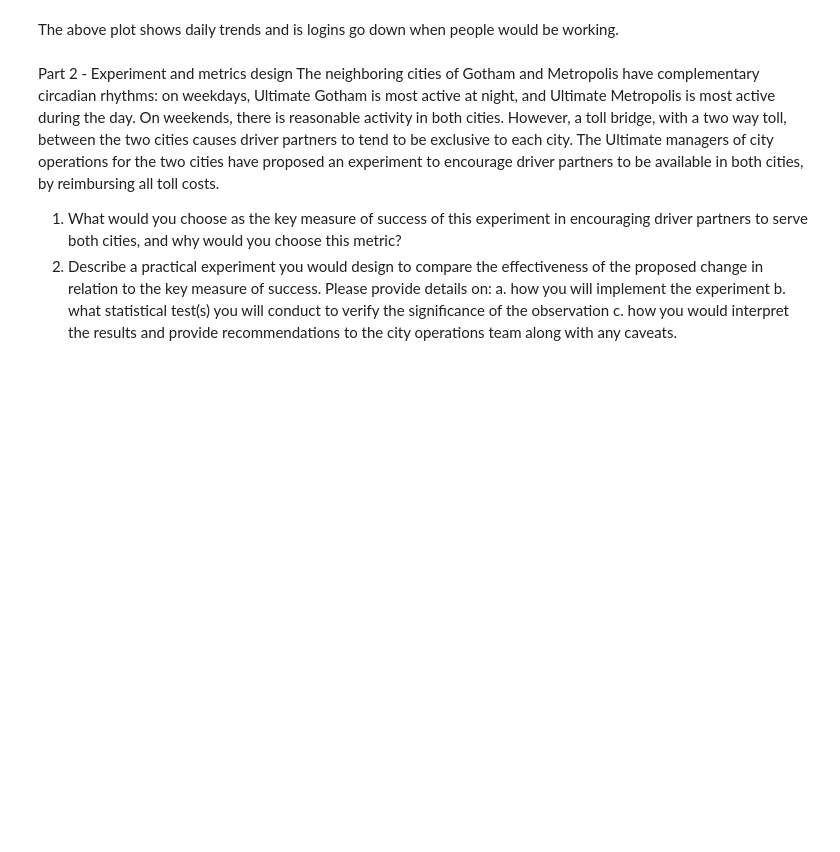
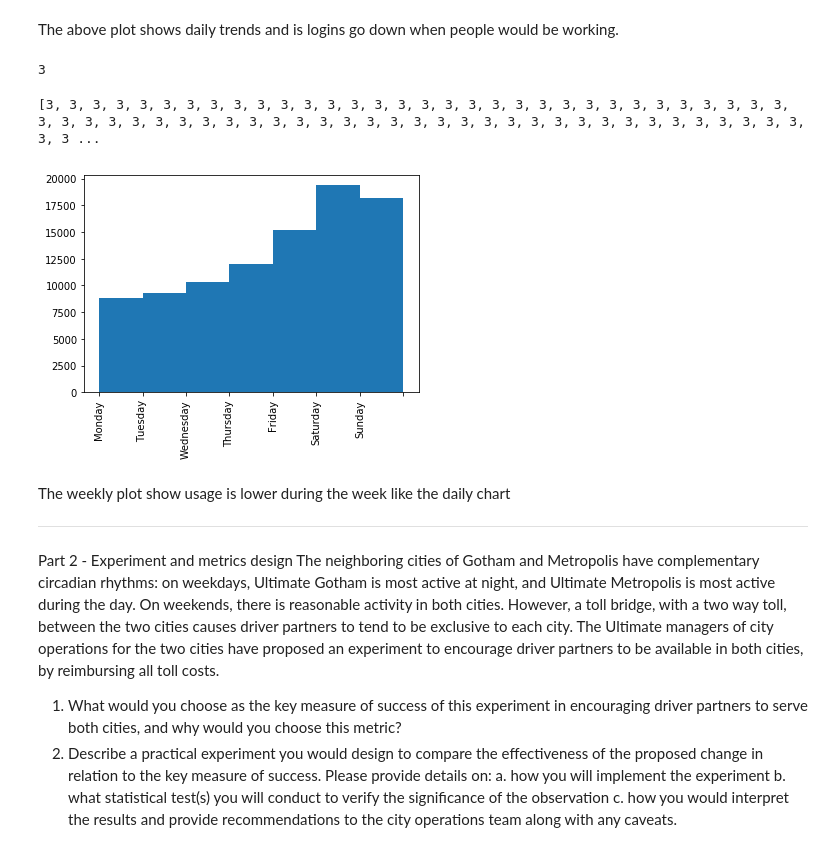
Before and after one commit to ParkerWilliamson/ultimate_challenge, a Jupyter notebook: Ultimate_inc.ipynb, the cells around one changed output. Cells and saved outputs as stored; diff of their text form; code cells hidden in the pictures; blank space fills up the shorter version.

```diff
--- a/Ultimate_inc.ipynb
+++ b/Ultimate_inc.ipynb
@@ -116,6 +116,29 @@ plt.show()
 [figure]
 # %% [markdown]
 The above plot shows daily trends and is logins go down when people would be working.
+# %%
+print(dates_list[0].weekday())
+# %% [output]
+3
+# %%
+weekday = [date.weekday() for date in dates_list]
+# %%
+print(weekday)
+# %% [output]
+[3, 3, 3, 3, 3, 3, 3, 3, 3, 3, 3, 3, 3, 3, 3, 3, 3, 3, 3, 3, 3, 3, 3, 3, 3, 3, 3, 3, 3, 3, 3, 3, 3, 3, 3, 3, 3, 3, 3, 3, 3, 3, 3, 3, 3, 3, 3, 3, 3, 3, 3, 3, 3, 3, 3, 3, 3, 3, 3, 3, 3, 3, 3, 3, 3, 3, 3 ...
+# %%
+bins = [0,1,2,3,4,5,6,7]
+labels = ['Monday','Tuesday','Wednesday','Thursday','Friday','Saturday','Sunday']
+# %%
+plt.hist(weekday,bins)
+plt.xticks(bins, labels, rotation=90)
+plt.show()
+# %% [output]
+[figure, added]
+# %% [markdown]
+The weekly plot show usage is lower during the week like the daily chart
+
+______________________________________________________________________________
 # %% [markdown]
 Part 2 ‑ Experiment and metrics design
 The neighboring cities of Gotham and Metropolis have complementary circadian rhythms: on
```
Also changed, not shown: parts of 7 cells of this notebook.
